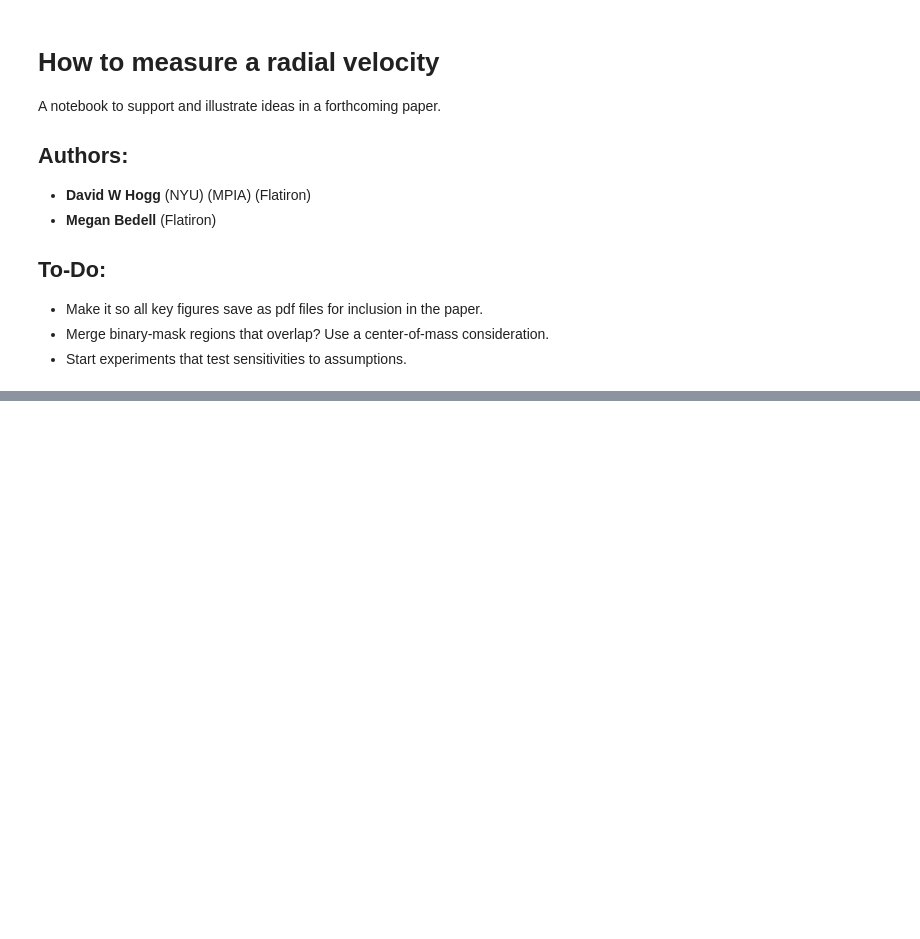
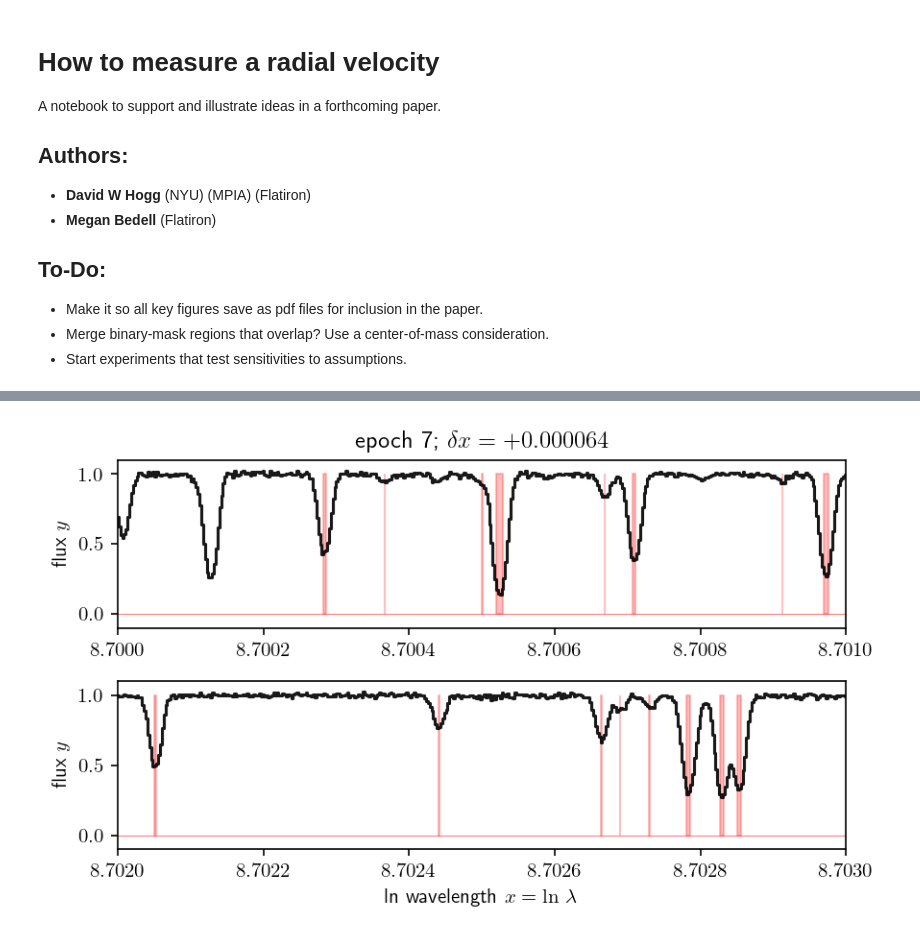
Before and after one commit to davidwhogg/EPRV2, a Jupyter notebook: notebook/how_to_measure_RV.ipynb, the cells around one changed output, grey strips where cells are left out. Cells and saved outputs as stored; diff of their text form; code cells hidden in the pictures; blank space fills up the shorter version.

```diff
--- a/notebook/how_to_measure_RV.ipynb
+++ b/notebook/how_to_measure_RV.ipynb
@@ -263,20 +284,39 @@ plt.title("maximum-likelihood RVs")
 # %%
 # define all the functions you need to do binary-mask operations and fitting
+
+def deduplicate_mask(ls, ws):
+    """
+    This might have to be run a few times!
+    """
+    dls, dws = ls.copy(), ws.copy()
+    for j in range(len(dls) - 1):
+        if (dls[j+1] - dls[j]) < 0.5 * (dws[j+1] + dws[j]):
+            dls[j] = (dws[j+1] * dls[j+1] + dws[j] * dls[j]) / (dws[j+1] + dws[j])
+            dws[j] = dws[j+1] + dws[j]
+            dls[j+1] = -1.0
+            dws[j+1] = 0.0
+    good = dls > 0.
+    return dls[good], dws[good]
 
 def make_binary_mask(xs, lxs=line_xs, lews=line_ews, sigma=sigma_x):
     """
     ## Bugs:
     - depends on external variables, including the inputs and `c`.
     - magic numbers.
+    - de-duplication is a hack
     """
     strong = lews > 1.e-6 # magic; made up
     margin = 4.e4 / c # magic
     inside = (line_xs > np.min(xs) + margin) * \
              (line_xs < np.max(xs) - margin)
     bmask_lines = 1. * lxs[strong * inside]
-    bmask_widths = 0.5 * lews[strong * inside] # magic; made up
+    bmask_widths = 0.25 * lews[strong * inside] # magic; made up
     I = np.argsort(bmask_lines)
-    return bmask_lines[I], bmask_widths[I]
+    bmask_lines = bmask_lines[I]
+    bmask_widths = bmask_widths[I]
+    bmask_lines, bmask_widths = deduplicate_mask(bmask_lines, bmask_widths)
+    bmask_lines, bmask_widths = deduplicate_mask(bmask_lines, bmask_widths)
+    return bmask_lines, bmask_widths
 
 def discrete_cross_correlation(x1s, y1s, x2s, y2s):
     """
@@ -344,19 +384,23 @@ bmask = make_binary_mask(xs)
 # %%
 # visualize the binary mask
 fig, axes = plt.subplots(2, 1, sharex=False, sharey=True)
 bl, bw = bmask
 for ax in axes:
     ax.step(xs, ys[j], color="k", where="mid", alpha=0.9)
     ax.set_ylabel(r"flux $y$")
     ax.ticklabel_format(useOffset=False)
     for l, w in zip(bl, bw):
-        ax.fill_between([l - 0.5 * w + best_doppler, l + 0.5 * w + best_doppler], [1., 1.], color="r", alpha=0.25)
+        ax.fill_between([l - 0.5 * w + best_doppler, l + 0.5 * w + best_doppler], [1., 1.],
+                        color="r", alpha=0.25)
     ax.axhline(0., color="r", alpha=0.5, lw=0.5)
 axes[0].set_xlim(8.700, 8.701)
 axes[1].set_xlim(8.702, 8.703)
 axes[0].set_ylim(-0.1, 1.1)
 axes[1].set_xlabel(r"ln wavelength $x=\ln\,\lambda$")
 axes[0].set_title("epoch {}; $\delta x = {:+f}$".format(j, true_dopplers[j]))
+fig.savefig("binarymask.png")
+# %% [output]
+[figure, added]
 # %%
 # get the binary-mask CCF at one epoch
 bccs = ccf_with_binary_mask(dopplers, xs, ys[j], bmask)
```
Also changed, not shown: parts of 14 cells of this notebook, 2 other files.
